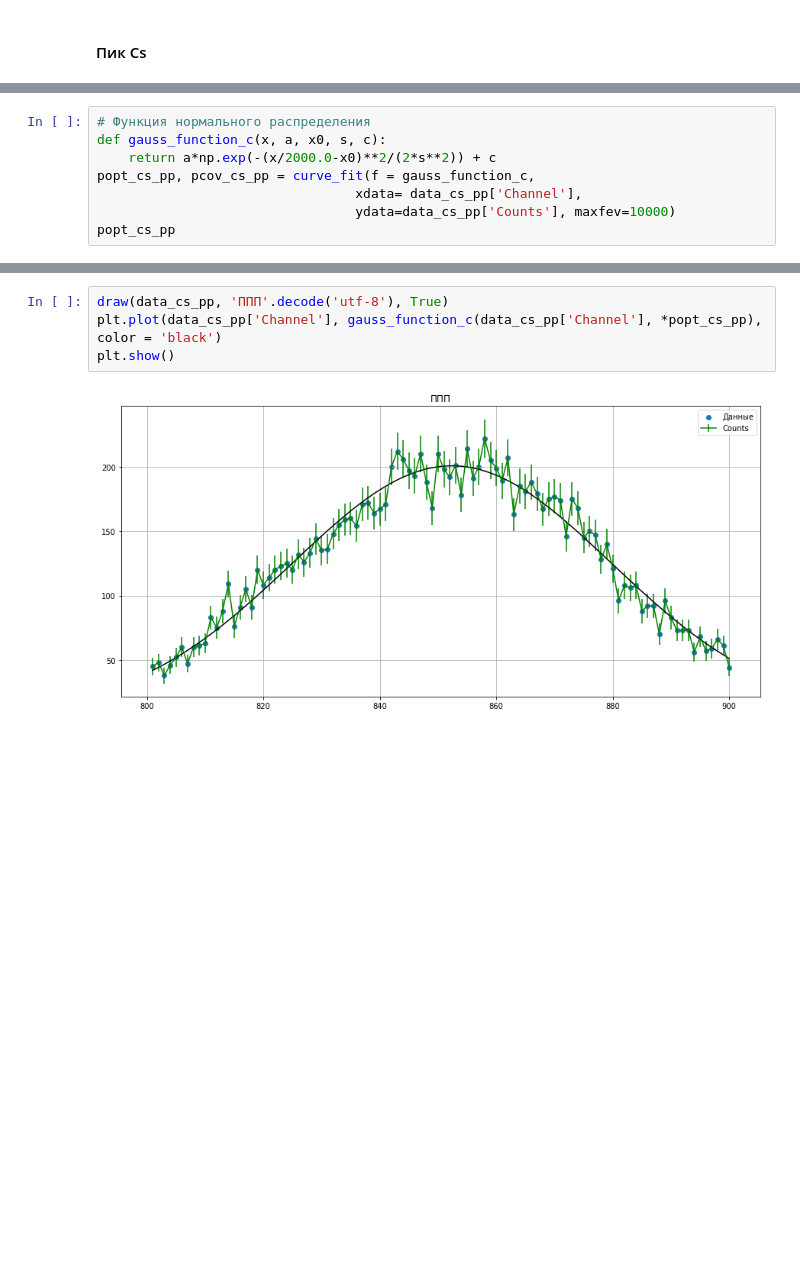
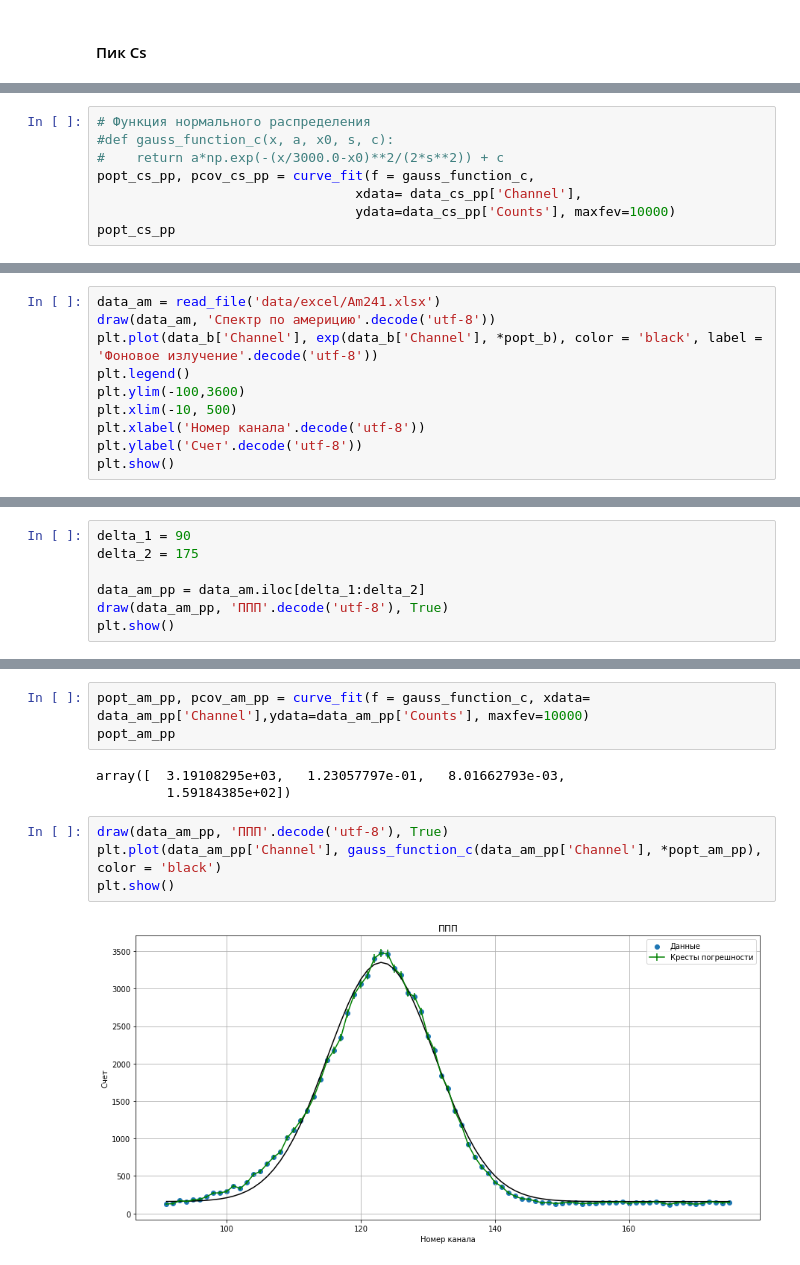
Before and after one commit to QDGeorge/Physics_Labs, a Jupyter notebook: 5sem/Lab_5_5_5/YetAnotherTry.ipynb, the cells around one changed output, grey strips where cells are left out. Drawn from its saved outputs; the diff is of its cells as text; blank space fills up the shorter version.

```diff
--- a/5sem/Lab_5_5_5/YetAnotherTry.ipynb
+++ b/5sem/Lab_5_5_5/YetAnotherTry.ipynb
@@ -225,7 +259,7 @@ plt.show()
 # %%
 # Функция нормального распределения
-def gauss_function_c(x, a, x0, s, c):
-    return a*np.exp(-(x/2000.0-x0)**2/(2*s**2)) + c
+#def gauss_function_c(x, a, x0, s, c):
+#    return a*np.exp(-(x/3000.0-x0)**2/(2*s**2)) + c
 popt_cs_pp, pcov_cs_pp = curve_fit(f = gauss_function_c,
                                  xdata= data_cs_pp['Channel'],
                                  ydata=data_cs_pp['Counts'], maxfev=10000)
@@ -235,0 +304,10 @@ array([  1.91702738e+02,   4.26189773e-01,  -1.36802029e-02,
+# %%
+data_am = read_file('data/excel/Am241.xlsx')
+draw(data_am, 'Спектр по америцию'.decode('utf-8'))
+plt.plot(data_b['Channel'], exp(data_b['Channel'], *popt_b), color = 'black', label = 'Фоновое излучение'.decode('utf-8'))
+plt.legend()
+plt.ylim(-100,3600)
+plt.xlim(-10, 500)
+plt.xlabel('Номер канала'.decode('utf-8'))
+plt.ylabel('Счет'.decode('utf-8'))
+plt.show()
@@ -235,0 +316,7 @@ array([  1.91702738e+02,   4.26189773e-01,  -1.36802029e-02,
+# %%
+delta_1 = 90
+delta_2 = 175
+
+data_am_pp = data_am.iloc[delta_1:delta_2]
+draw(data_am_pp, 'ППП'.decode('utf-8'), True)
+plt.show()
@@ -236,7 +325,13 @@ array([  1.91702738e+02,   4.26189773e-01,  -1.36802029e-02,
+# %%
+popt_am_pp, pcov_am_pp = curve_fit(f = gauss_function_c, xdata= data_am_pp['Channel'],ydata=data_am_pp['Counts'], maxfev=10000)
+popt_am_pp
+# %% [output]
+array([  3.19108295e+03,   1.23057797e-01,   8.01662793e-03,
+         1.59184385e+02])
 # %%
-draw(data_cs_pp, 'ППП'.decode('utf-8'), True)
-plt.plot(data_cs_pp['Channel'], gauss_function_c(data_cs_pp['Channel'], *popt_cs_pp), color = 'black')
+draw(data_am_pp, 'ППП'.decode('utf-8'), True)
+plt.plot(data_am_pp['Channel'], gauss_function_c(data_am_pp['Channel'], *popt_am_pp), color = 'black')
 plt.show()
 # %% [output]
-[figure, old version]
+[figure, new version]
 # %%
```
Also changed, not shown: parts of 48 cells of this notebook, 10 other files.
